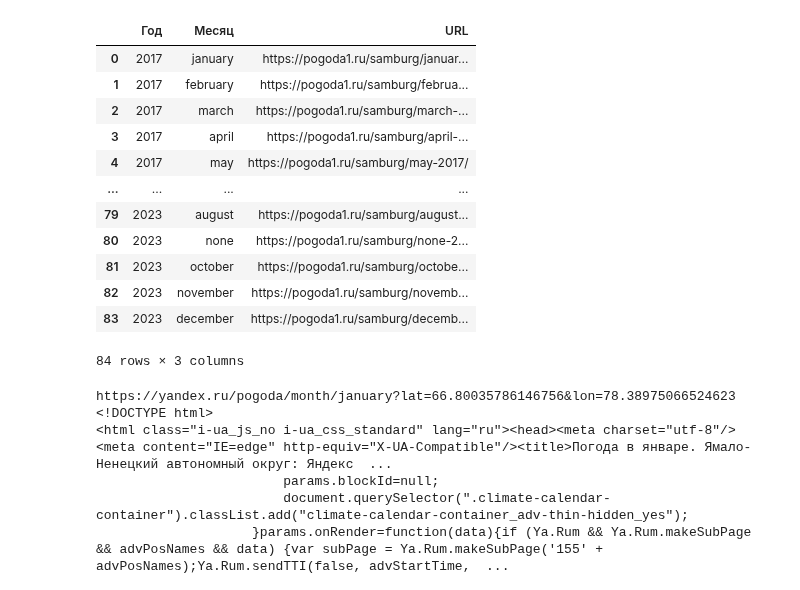
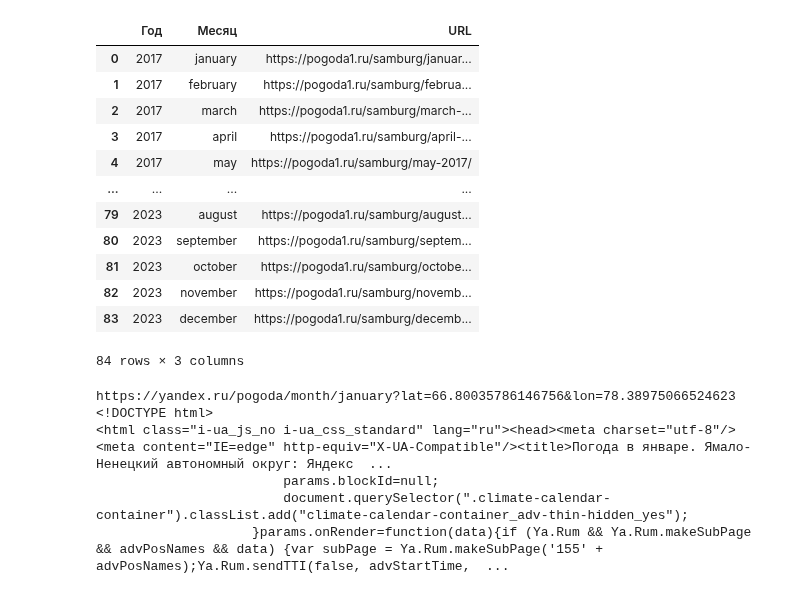
Before and after one commit to SotGE/innopolis2023, a Jupyter notebook: exam/exam.ipynb, the cells around one changed output. Saved outputs shown, nothing was run; the diff lists cells and outputs as text; code cells hidden in the pictures.

```diff
--- a/exam/exam.ipynb
+++ b/exam/exam.ipynb
@@ -40,7 +40,7 @@ def month_translate(month):
     return "july"
   elif month == "август":
     return "august"
-  elif month == "сентября":
+  elif month == "сентябрь":
     return "september"
   elif month == "октябрь":
     return "october"
@@ -49,34 +49,34 @@ def month_translate(month):
   elif month == "декабрь":
     return "december"
 
 base = []
 for i, val_year in enumerate(year):
   for j, val_month in enumerate(month):
     temp_0 = []
     if j > 0:
       temp_0.append(int(val_year.text))
       temp_0.append(str(month_translate(month = val_month.text)).lower())
       base.append(temp_0)
 
 # Формируем список URL адресов с данными
 url_parse = 'https://pogoda1.ru/samburg/{month}-{year}/'
 
 for i, val in enumerate(base):
   parse = url_parse.format(month=val[1], year=val[0])
   base[i].append(parse)
 
 df = pd.DataFrame(base, columns=['Год', 'Месяц', 'URL'])
 df
 # %% [output]
 |  | Год | Месяц | URL |
 | 0 | 2017 | january | https://pogoda1.ru/samburg/januar... |
 | 1 | 2017 | february | https://pogoda1.ru/samburg/februa... |
 | 2 | 2017 | march | https://pogoda1.ru/samburg/march-... |
 | 3 | 2017 | april | https://pogoda1.ru/samburg/april-... |
 | 4 | 2017 | may | https://pogoda1.ru/samburg/may-2017/ |
 | ... | ... | ... | ... |
 | 79 | 2023 | august | https://pogoda1.ru/samburg/august... |
-| 80 | 2023 | none | https://pogoda1.ru/samburg/none-2... |
+| 80 | 2023 | september | https://pogoda1.ru/samburg/septem... |
 | 81 | 2023 | october | https://pogoda1.ru/samburg/octobe... |
 | 82 | 2023 | november | https://pogoda1.ru/samburg/novemb... |
 | 83 | 2023 | december | https://pogoda1.ru/samburg/decemb... |
```
